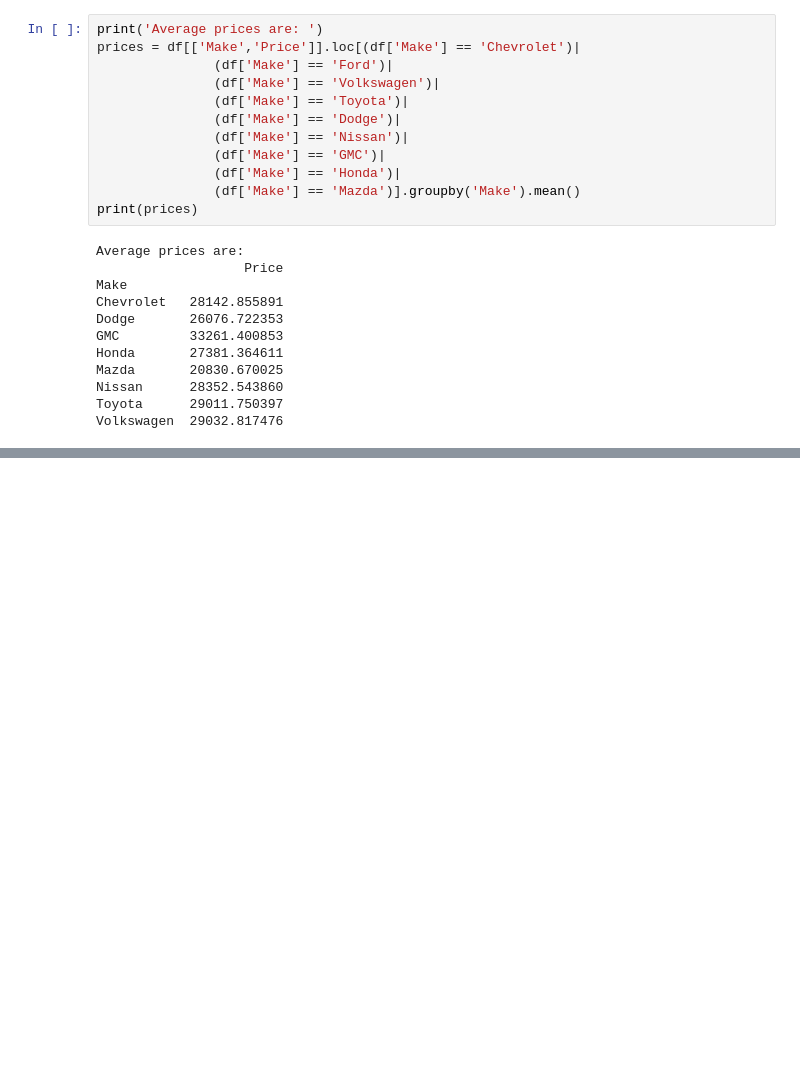
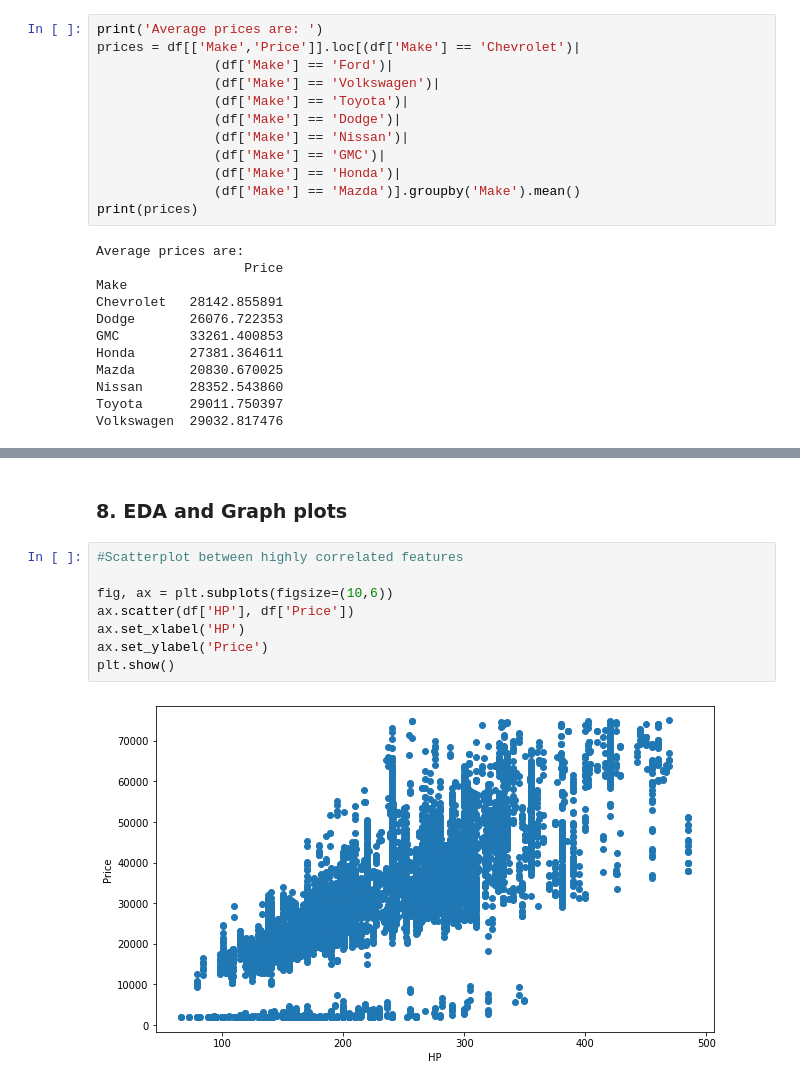
Before and after one commit to sandali17/CarPricePrediction-MachineLearning, a Jupyter notebook: Car_Price_Prediction.ipynb, the cells around one changed output, grey strips where cells are left out. Saved outputs shown, nothing was run; the diff lists cells and outputs as text; blank space fills up the shorter version.

```diff
--- a/Car_Price_Prediction.ipynb
+++ b/Car_Price_Prediction.ipynb
@@ -517,0 +541,12 @@ Volkswagen  29032.817476
+# %% [markdown]
+### 8. EDA and Graph plots
+# %%
+#Scatterplot between highly correlated features
+
+fig, ax = plt.subplots(figsize=(10,6))
+ax.scatter(df['HP'], df['Price'])
+ax.set_xlabel('HP')
+ax.set_ylabel('Price')
+plt.show()
+# %% [output]
+[figure, added]
```
Also changed, not shown: parts of 61 cells of this notebook.
